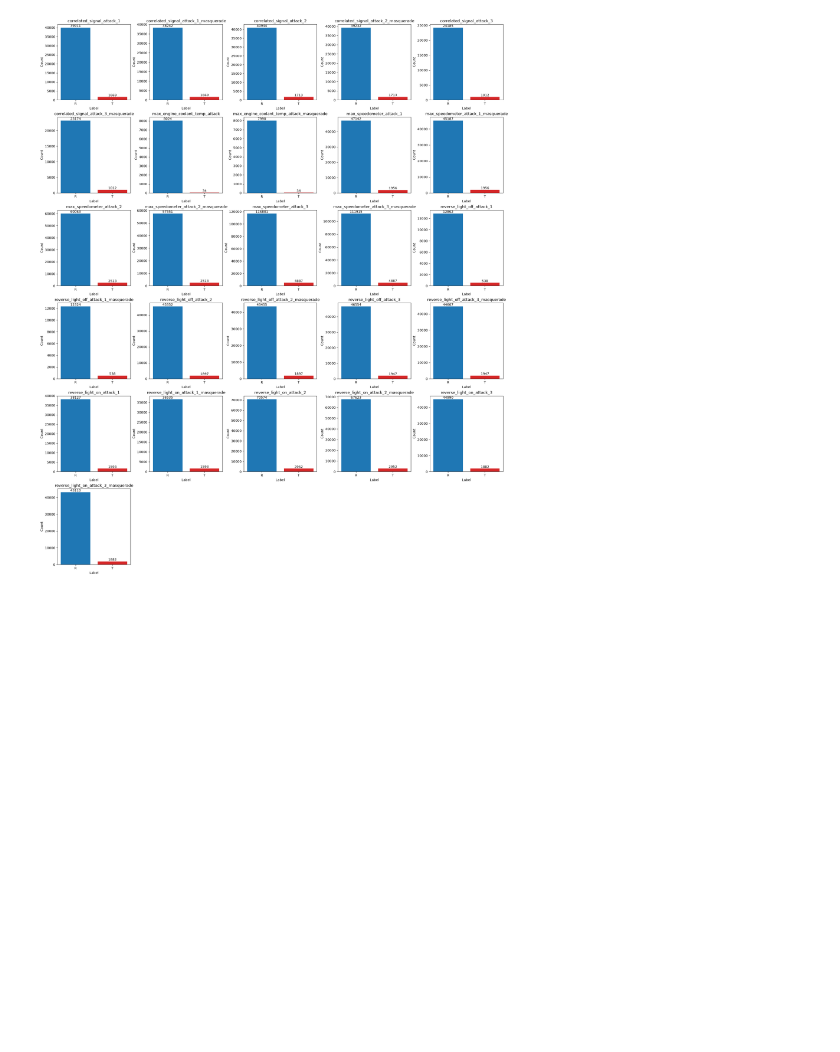
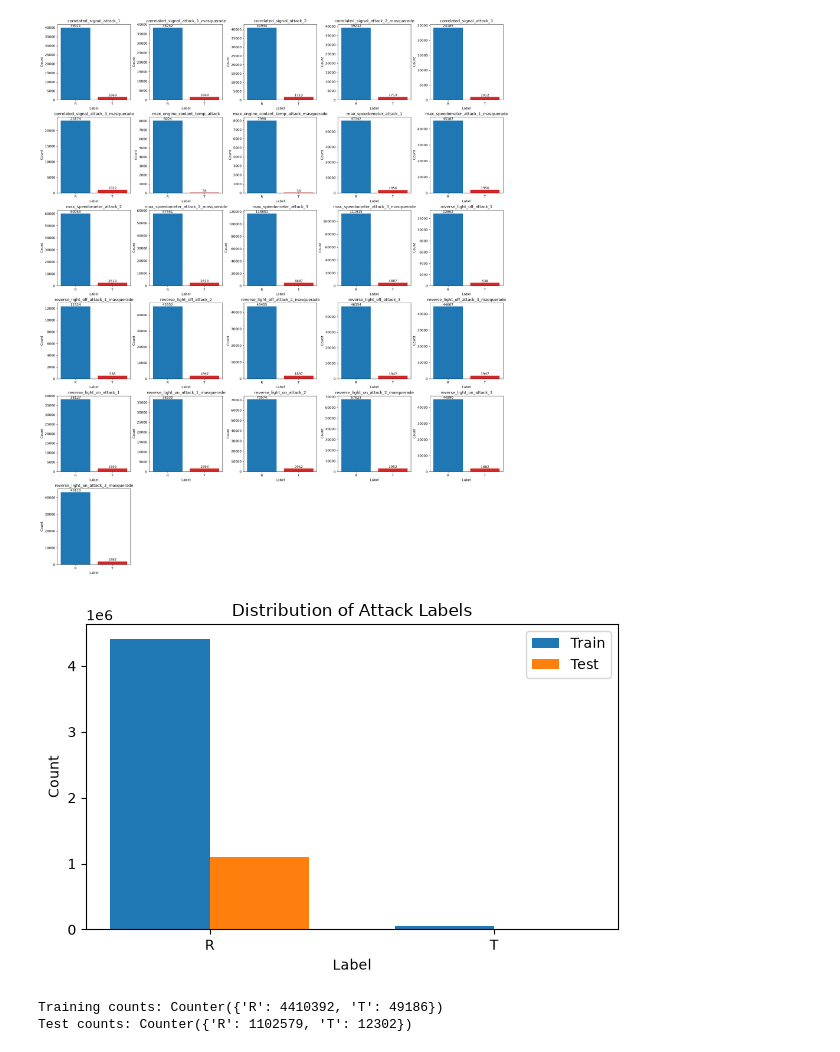
Before and after one commit to gar3thcar3y/IDS-CAN-Bus-In-Vehicle-Networks-Based-on-the-Statistical-Characteristics-of-Attacks, a Jupyter notebook: load_data_ROAD.ipynb, the cells around one changed output. Cells and saved outputs as stored; diff of their text form; code cells hidden in the pictures; blank space fills up the shorter version.

```diff
--- a/load_data_ROAD.ipynb
+++ b/load_data_ROAD.ipynb
@@ -465,0 +341,18 @@ Total 'T' labels: 49186
+# %%
+# Training data
+int_id_data = []
+attack_labels = []
+
+for df in train_dfs_list:
+    data, labels = convert_to_array(df)
+    int_id_data.append(data)
+    attack_labels.append(labels)
+
+# Test data
+int_id_data_test = []
+attack_labels_test = []
+
+for df in test_dfs_list:
+    data, labels = convert_to_array(df)
+    int_id_data_test.append(data)
+    attack_labels_test.append(labels)
@@ -506,3 +411,42 @@ for ax in axes[n:]:
 plt.show()
 # %% [output]
 [figure]
+# %%
+import numpy as np
+import matplotlib.pyplot as plt
+from collections import Counter
+
+# Flatten list of arrays into a single array
+train_labels = np.concatenate(attack_labels)
+test_labels = np.concatenate(attack_labels_test)
+
+# Count labels
+train_counts = Counter(train_labels)
+test_counts = Counter(test_labels)
+
+labels = ['R', 'T']
+train_values = [train_counts.get(label, 0) for label in labels]
+test_values = [test_counts.get(label, 0) for label in labels]
+
+# Plot
+x = np.arange(len(labels))
+width = 0.35
+
+plt.figure(figsize=(6, 4))
+plt.bar(x - width/2, train_values, width, label='Train')
+plt.bar(x + width/2, test_values, width, label='Test')
+
+plt.xticks(x, labels)
+plt.xlabel("Label")
+plt.ylabel("Count")
+plt.title("Distribution of Attack Labels")
+plt.legend()
+plt.tight_layout()
+plt.show()
+
+print("Training counts:", train_counts)
+print("Test counts:", test_counts)
+# %% [output]
+[figure, added]
+Training counts: Counter({'R': 4410392, 'T': 49186})
+Test counts: Counter({'R': 1102579, 'T': 12302})
```
Also changed, not shown: parts of 8 cells of this notebook, 7 other files.
